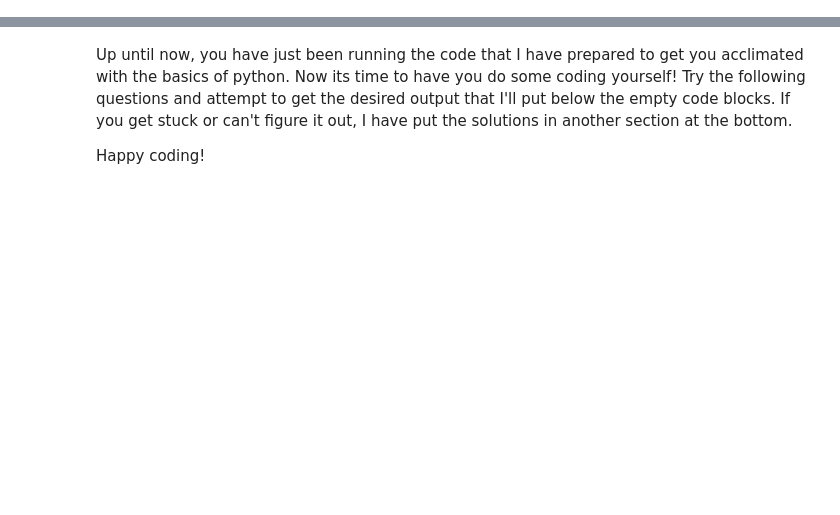
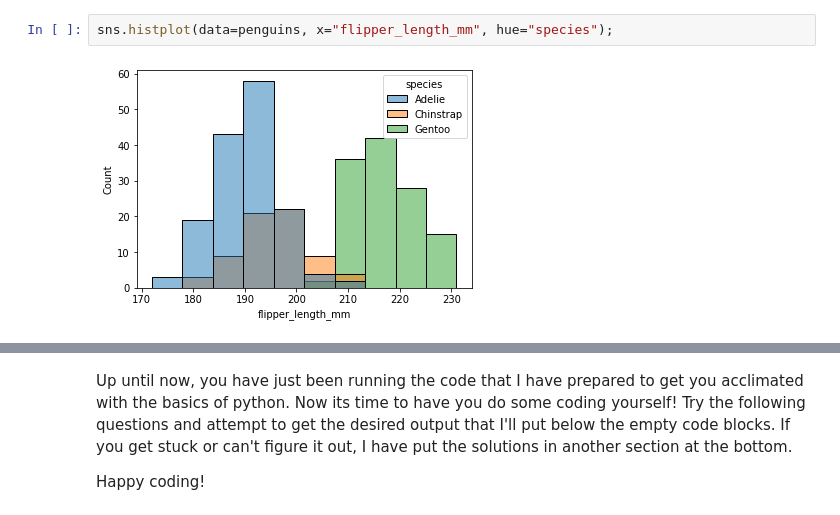
Before and after one commit to postybaloney/neurotech-textbook, a Jupyter notebook: Python_Introduction.ipynb, the cells around one changed output, grey strips where cells are left out. Cells and saved outputs as stored; diff of their text form; blank space fills up the shorter version.

```diff
--- a/Python_Introduction.ipynb
+++ b/Python_Introduction.ipynb
@@ -20,0 +395,4 @@
+# %%
+sns.histplot(data=penguins, x="flipper_length_mm", hue="species");
+# %% [output]
+[figure, added]
```
Also changed, not shown: parts of 102 cells of this notebook, 15 other files.
